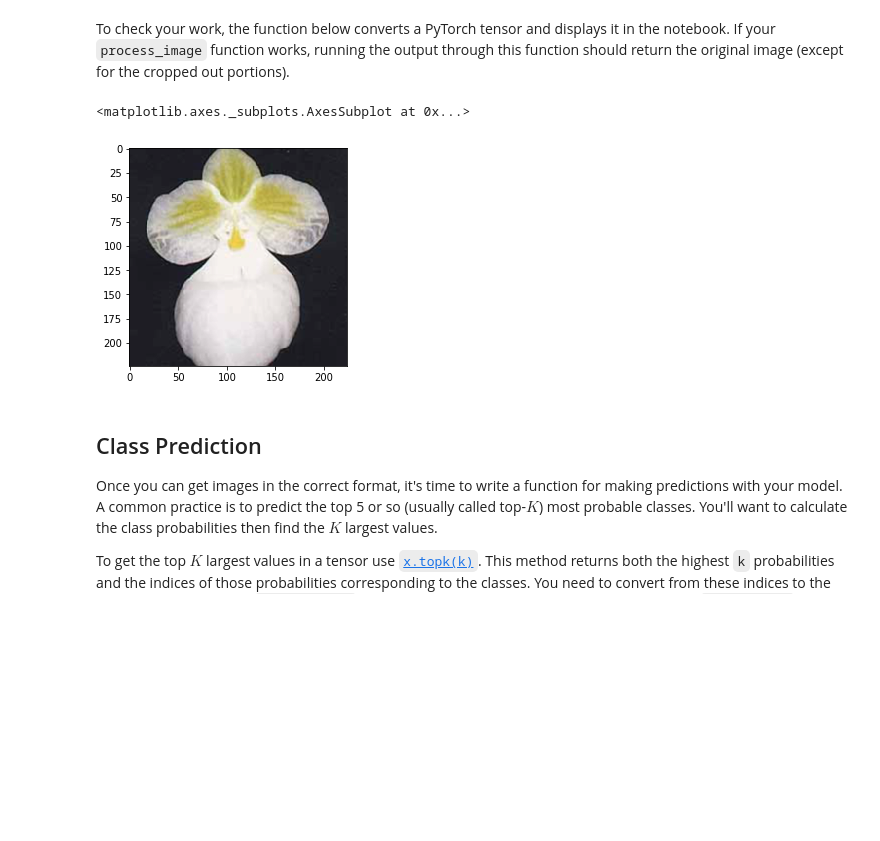
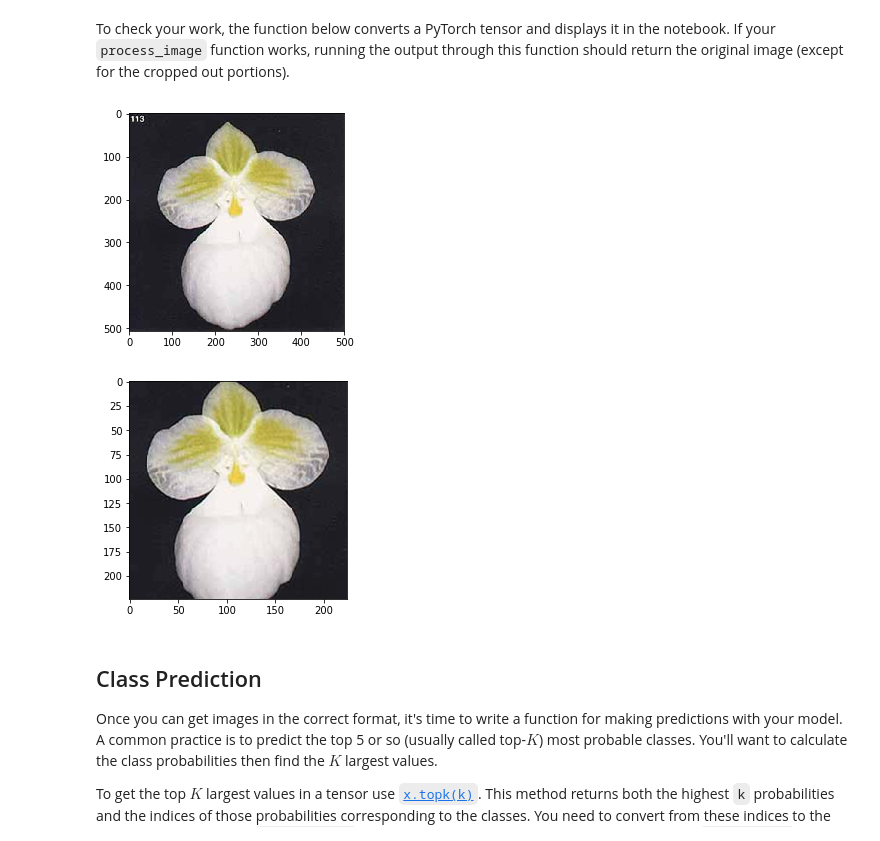
Before and after one commit to kwahid/Create-Your-Own-Image-Classifier, a Jupyter notebook: Image Classifier Project.ipynb, the cells around one changed output. Drawn from its saved outputs; the diff is of its cells as text; code cells hidden in the pictures; blank space fills up the shorter version.

```diff
--- a/Image Classifier Project.ipynb
+++ b/Image Classifier Project.ipynb
@@ -354,16 +353,32 @@ def process_image(image):
 
     # TODO: Process a PIL image for use in a PyTorch model
 
-    img_pil = Image.open(image) # use Image
+    size = [0, 0]
 
-    adjustments = transforms.Compose([
-        transforms.Resize(256),
-        transforms.CenterCrop(224),
-        transforms.ToTensor(),
-        transforms.Normalize(mean=[0.485, 0.456, 0.406], std=[0.229, 0.224, 0.225])
-    ])
+    if image.size[0] > image.size[1]:
+        size = [image.size[0], 256]
+    else:
+        size = [256, image.size[1]]
 
-    image = adjustments(img_pil)
+    image.thumbnail(size, Image.ANTIALIAS)
+
+    w, h = image.size
+
+    l = (256 - 224)/2
+    t = (256 - 224)/2
+    r = (256 + 224)/2
+    b = (256 + 224)/2
+
+    image = image.crop((l, t, r, b))
+    image = np.array(image)
+    image = image/255.
+
+    mean = np.array([0.485, 0.456, 0.406])
+    sd = np.array([0.229, 0.224, 0.225])
+
+    image = ((image - mean) / sd)
+
+    image = np.transpose(image, (2, 0, 1))
 
     return image
 # %% [markdown]
@@ -371,29 +386,37 @@ To check your work, the function below converts a PyTorch tensor and displays it
 # %%
 def imshow(image, ax=None, title=None):
     """Imshow for Tensor."""
     if ax is None:
         fig, ax = plt.subplots()
 
     # PyTorch tensors assume the color channel is the first dimension
     # but matplotlib assumes is the third dimension
-    image = image.numpy().transpose((1, 2, 0))
+    image = image.transpose((1, 2, 0))
 
     # Undo preprocessing
     mean = np.array([0.485, 0.456, 0.406])
     std = np.array([0.229, 0.224, 0.225])
     image = std * image + mean
 
     # Image needs to be clipped between 0 and 1 or it looks like noise when displayed
     image = np.clip(image, 0, 1)
 
     ax.imshow(image)
 
     return ax
 
-imshow(process_image("flowers/test/2/image_05107.jpg"))
+#imshow(process_image("flowers/test/2/image_05107.jpg"))
+
+img_path = 'flowers/test/2/image_05107.jpg'
+
+with Image.open(img_path) as image: # original
+    plt.imshow(image)
+
+with Image.open(img_path) as image: #processed with functions
+    imshow(process_image(image))
 # %% [output]
-<matplotlib.axes._subplots.AxesSubplot at 0x...>
-[figure, old version]
+[figure, new version]
+[figure, added]
 # %% [markdown]
 ## Class Prediction
 
```
Also changed, not shown: parts of 8 cells of this notebook, 3 other files.
